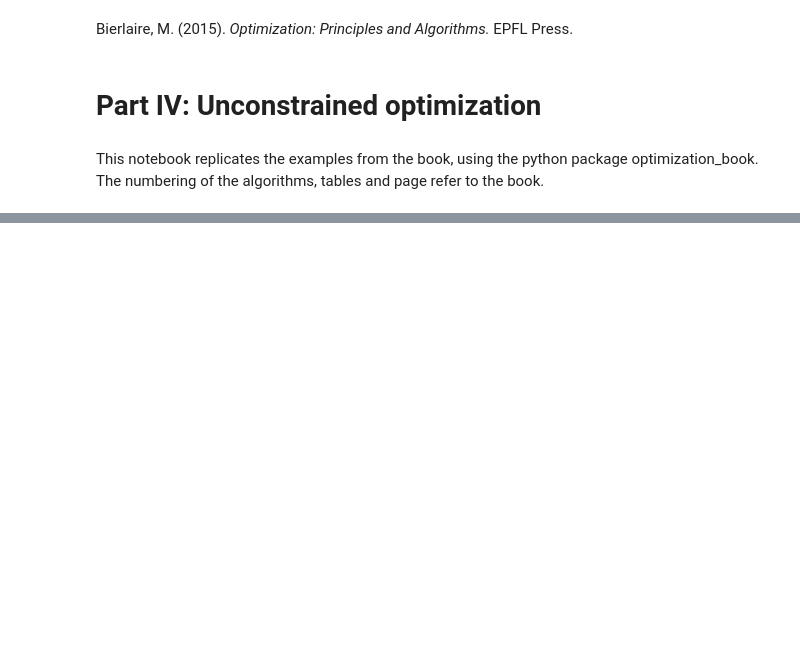
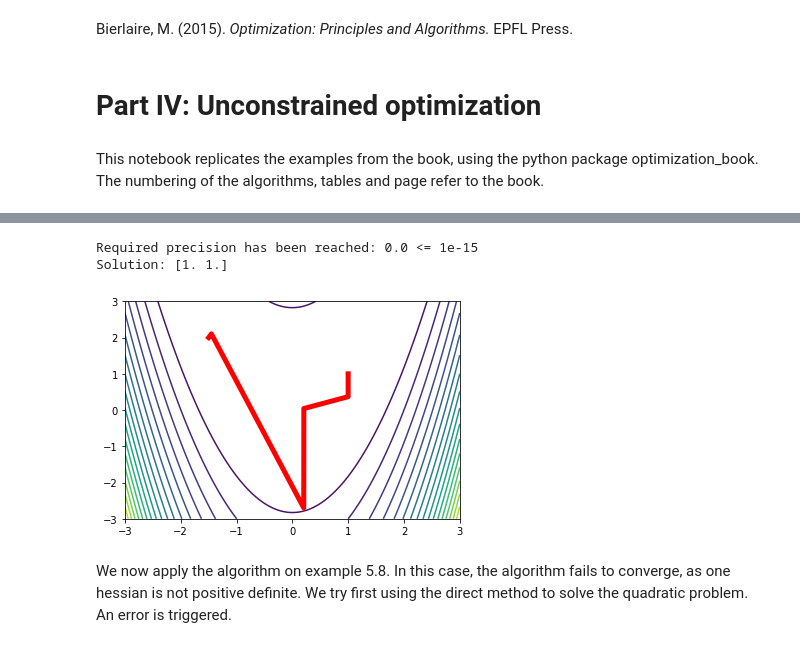
Before and after one commit to michelbierlaire/optimization-book, a Jupyter notebook: notebooks/unconstrained.ipynb, the cells around one changed output, grey strips where cells are left out. Cells and saved outputs as stored; diff of their text form; code cells hidden in the pictures; blank space fills up the shorter version.

```diff
--- a/notebooks/unconstrained.ipynb
+++ b/notebooks/unconstrained.ipynb
@@ -14,0 +211,40 @@ ModuleNotFoundError: No module named 'optimization_book.unconstrained'
+# %%
+def exRosenbrock(x):
+    n = len(x)
+    f = sum(100.0 * (x[i+1]-x[i]**2)**2 + (1.0-x[i])**2 for i in range(n-1))
+    g = np.zeros(n)
+    for i in range(n-1):
+        g[i] = g[i] - 400 * x[i] * (x[i+1] - x[i]**2) - 2 * (1-x[i])
+        g[i+1] = g[i+1] + 200 * (x[i+1] - x[i]**2)
+    H = np.zeros((n, n))
+    for i in range(n-1):
+        H[[i], [i]] = H[[i], [i]] - 400 * x[i+1] + 1200 * x[i]**2 + 2
+        H[[i+1], [i]] = H[[i+1], [i]] - 400 * x[i]
+        H[[i], [i+1]] = H[[i], [i+1]] - 400 * x[i]
+        H[[i+1], [i+1]] = H[[i+1], [i+1]] + 200
+    return f, g, H
+# %%
+x0 = np.array([-1.5, 2])
+sol, iters, diagnostic = unc.newtonLocalQuadratic(exRosenbrock, x0, 1e-15)
+print(diagnostic)
+print(f'Solution: {sol}')
+# %% [output]
+Required precision has been reached: 0.0 <= 1e-15
+Solution: [1. 1.]
+# %%
+def theFunctionToPlot(x,y):
+    return(100 * (y - x * x)**2 + (1 - x)**2)
+
+xlist = np.linspace(-3.0, 3.0, 1000)
+ylist = np.linspace(-3.0, 3.0, 1000)
+X, Y = np.meshgrid(xlist, ylist)
+Z = theFunctionToPlot(X, Y)
+plt.contour(X, Y, Z, 20)
+xiter = [it[0][0] for it in iters]
+yiter = [it[0][1] for it in iters]
+plt.plot(xiter, yiter, linewidth=5, color='r')
+plt.show()
+# %% [output]
+[figure, added]
+# %% [markdown]
+We now apply the algorithm on example 5.8. In this case, the algorithm fails to converge, as one hessian is not positive definite. We try first using the direct method to solve the quadratic problem. An error is triggered.
```
Also changed, not shown: parts of 30 cells of this notebook.
